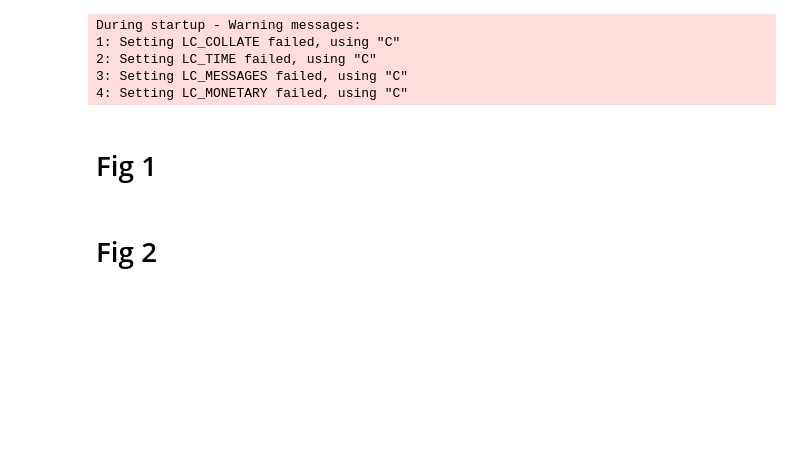
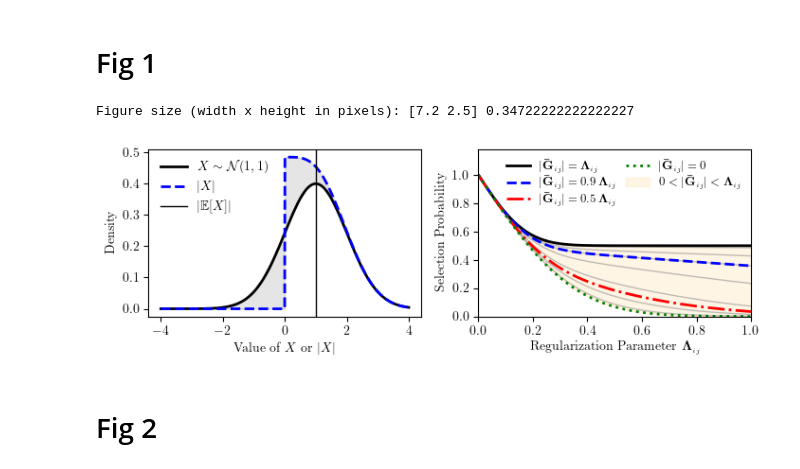
Before and after one commit to aefty/aquic, a Jupyter notebook: tests.ipynb, the cells around one changed output. Drawn from its saved outputs; the diff is of its cells as text; code cells hidden in the pictures; blank space fills up the shorter version.

```diff
--- a/tests.ipynb
+++ b/tests.ipynb
@@ -43,6 +43,7 @@ np.set_printoptions(edgeitems=30, linewidth=100000, formatter=dict(float=lambda
 
 
 make_plot = lambda n,m,s=[1,1],sharex=False, sharey=False: plt.subplots(n,m,figsize=(m*3*s[0],n*2.5*s[1]),squeeze=False,layout='tight',sharex=sharex, sharey=sharey)
+
 
 # Define your palettes
 color_styles = [
@@ -125,47 +126,53 @@ def compute_metrics(result, C_true, iC_true, Y):
 
     p, n = Y.shape
     S   = np.cov(Y, bias=True)
-    C   = result.C + np.eye(p) * 1e-6
-    iC  = result.iC + np.eye(p) * 1e-6
+    C   = result.C #+ np.eye(p) * 1e-6
+    iC  = result.iC #+ np.eye(p) * 1e-6
 
-    # Use X if available, otherwise default to iC
-    X = result.X if hasattr(result, "X") else iC
-    X[np.abs(X) < 1e-10] = 0
 
     # Compute error metrics on covariance/precision matrices
-    err_C  = np.linalg.norm(C  - C_true, ord="fro")**2 / np.linalg.norm(C_true, ord="fro")**2
-    err_iC = np.linalg.norm(iC - iC_true, ord="fro")**2 / np.linalg.norm(iC_true, ord="fro")**2
-    err_S  = np.linalg.norm(C  - S, ord="fro")**2
-    nnz    = (np.count_nonzero(X)-p) / p
+    err_C  = np.linalg.norm(C  - C_true, ord="fro") / np.linalg.norm(C_true, ord="fro")
+    err_iC = np.linalg.norm(iC - iC_true, ord="fro") / np.linalg.norm(iC_true, ord="fro")
+    err_S  = np.linalg.norm(C  - S, ord="fro")
+    nnz    = (np.count_nonzero(iC)-p) / p
 
-    (sign, logdet) = np.linalg.slogdet(iC)
-    nll = - (sign * logdet) + np.trace(iC @ S)
 
-    sphr   = p * np.trace(X @ X) / np.trace(X)**2 - 1
+    log_det_sign, logdet_iC = np.linalg.slogdet(iC)
+    if log_det_sign <= 0:
+        raise ValueError("Error iC not SPD.")
+    nll = -logdet_iC + np.sum(iC * S)  # sum(iC * S) = trace(iC@C)
+
+
+    sphr   = p * np.sum(iC * iC) / np.trace(iC)**2 - 1  # sum(iC * iC) = trace(iC@iC)
     aic    =  nll + nnz/2 + p
 
     # Compute KL divergence loss for two zero-mean Gaussians.
-    # KL = 0.5 * (trace(iC @ C_true) - p + log(det(C) / det(C_true)))
-    kl = 0.5 * (np.trace(iC @ C_true) - p + np.log(np.linalg.det(C) / np.linalg.det(C_true)))
+    tr_term = float(np.sum(C_true * iC)) # = trace(C_true @ iC )
+    log_det_sign, logdet_prod = np.linalg.slogdet(C_true @ iC)  # should be SPD ⇒ s>0
+    if log_det_sign <= 0:
+        raise ValueError("Error C_true @ iC is not SPD.")
+    kl = tr_term - logdet_prod - p
 
     # Compute F1 score for structure recovery of the precision matrix.
     # Threshold the absolute values to define nonzero connections.
-    tol = 1e-5
-    est_support = np.abs(iC) > tol
-    true_support = np.abs(iC_true) > tol
+    mask = np.triu(np.ones((p, p), dtype=bool), k=1)
 
-    # Exclude the diagonal entries from evaluation.
-    np.fill_diagonal(est_support, False)
-    np.fill_diagonal(true_support, False)
+    # --- Binarize supports on masked entries ---
+    y_true = (np.abs(iC_true) > 0)[mask]
+    y_pred = (np.abs(iC) > 0.0)[mask]
 
-    # Flatten binary matrices into 1D arrays.
-    y_true = true_support.flatten()
-    y_pred = est_support.flatten()
+    # --- Counts ---
+    tp = int(np.count_nonzero(y_pred &  y_true))
+    fp = int(np.count_nonzero(y_pred & ~y_true))
+    fn = int(np.count_nonzero(~y_pred &  y_true))
+    tn = int(np.count_nonzero(~y_pred & ~y_true))
 
-    # Compute the metrics using scikit-learn.
-    precision = precision_score(y_true, y_pred)
-    recall = recall_score(y_true, y_pred)
-    f1 = f1_score(y_true, y_pred)
+    # --- Metrics (zero-safe) ---
+    precision = tp / (tp + fp) if (tp + fp) else 0.0
+    recall    = tp / (tp + fn) if (tp + fn) else 0.0
+    f1        = (2 * precision * recall / (precision + recall)) if (precision + recall) else 0.0
+
+
 
     # Compile all computed metrics into a structured object.
     result_metrics = {
@@ -194,12 +201,6 @@ def metrics_list(results):
         return SimpleNamespace(**aggregated)
     else:
         return results
-# %% [output]
-During startup - Warning messages:
-1: Setting LC_COLLATE failed, using "C"
-2: Setting LC_TIME failed, using "C"
-3: Setting LC_MESSAGES failed, using "C"
-4: Setting LC_MONETARY failed, using "C"
 # %% [markdown]
 # Fig 1
 # %%
@@ -247,35 +248,38 @@ k = 20
 f = lambda L, alpha: 1 - 0.5 * (
     sp.special.erf((L - alpha * L) / np.sqrt(2 * v / k)) +
     sp.special.erf((L + alpha * L) / np.sqrt(2 * v / k))
 )
 
 # Assume axs and inx are already defined
 x = np.linspace(0, 1, 1000)
 
 for alpha in alpha_set[1:-1]:
     y = f(x, alpha)
     axs[0, inx].plot(x, y, linestyle='-', linewidth=1, color='gray', alpha=0.5)
 
 axs[0, inx].plot(x, f(x, 1.0), label=r"$|\mathbf{\bar{G}}_{\scriptscriptstyle{ij}}| = \mathbf{\Lambda}_{\scriptscriptstyle{ij}}$",          color="black", linestyle="-", linewidth=2)
-axs[0, inx].plot(x, f(x, 0.9), label=r"$|\mathbf{\bar{G}}_{\scriptscriptstyle{ij}}| = 0.9 \cdot \mathbf{\Lambda}_{\scriptscriptstyle{ij}}$",color="blue", linestyle="--", linewidth=2)
-axs[0, inx].plot(x, f(x, 0.5), label=r"$|\mathbf{\bar{G}}_{\scriptscriptstyle{ij}}| = 0.5 \mathbf{\Lambda}_{\scriptscriptstyle{ij}}$",      color="red", linestyle="-.", linewidth=2)
+axs[0, inx].plot(x, f(x, 0.9), label=r"$|\mathbf{\bar{G}}_{\scriptscriptstyle{ij}}| = 0.9 \, \mathbf{\Lambda}_{\scriptscriptstyle{ij}}$",color="blue", linestyle="--", linewidth=2)
+axs[0, inx].plot(x, f(x, 0.5), label=r"$|\mathbf{\bar{G}}_{\scriptscriptstyle{ij}}| = 0.5 \, \mathbf{\Lambda}_{\scriptscriptstyle{ij}}$",      color="red", linestyle="-.", linewidth=2)
 axs[0, inx].plot(x, f(x, 0.0), label=r"$|\mathbf{\bar{G}}_{\scriptscriptstyle{ij}}| = 0$",color="green", linestyle=":", linewidth=2)
 axs[0, inx].fill_between(x, f(x, 0.0), f(x, 1.0),color='orange', alpha=0.1,label=r"$0<|\mathbf{\bar{G}}_{\scriptscriptstyle{ij}}|<\mathbf{\Lambda}_{\scriptscriptstyle{ij}}$")
 
 # axs[0, inx].set_ylabel(r"Probability $\textrm{Pr}[|\bar{\mathbf{G}}_{\scriptscriptstyle{ij}}^{(k)}| > \mathbf{\Lambda}_{\scriptscriptstyle{ij}}]$")
 #axs[0, inx].set_ylabel(r"Cumulative Prob. $\textrm{F}(\mathbf{\Lambda}_{\scriptscriptstyle{ij}};\mathbf{\bar{G}}_{\scriptscriptstyle{ij}})$")
 axs[0, inx].set_ylabel(r"Selection Probability")
 axs[0, inx].set_xlabel(r"Regularization Parameter $\mathbf{\Lambda}_{\scriptscriptstyle{ij}}$")
 
 axs[0, inx].set_ylim([0, 1.18])
 axs[0, inx].set_xlim([0, np.max(x)])
 axs[0, inx].legend(loc='upper right', frameon=False, fontsize=9, ncol=2,labelspacing=0.3,columnspacing=0.8)
 
 
 fig.savefig("fig_1.png", dpi=300)
 
 fig_size_pixels = fig.get_size_inches()
 print("Figure size (width x height in pixels):", fig_size_pixels, fig_size_pixels[1] / fig_size_pixels[0])
+# %% [output]
+Figure size (width x height in pixels): [7.2 2.5] 0.34722222222222227
+[figure, added]
 # %% [markdown]
 # Fig 2
 # %%
```
Also changed, not shown: parts of 11 cells of this notebook, 2 other files.
